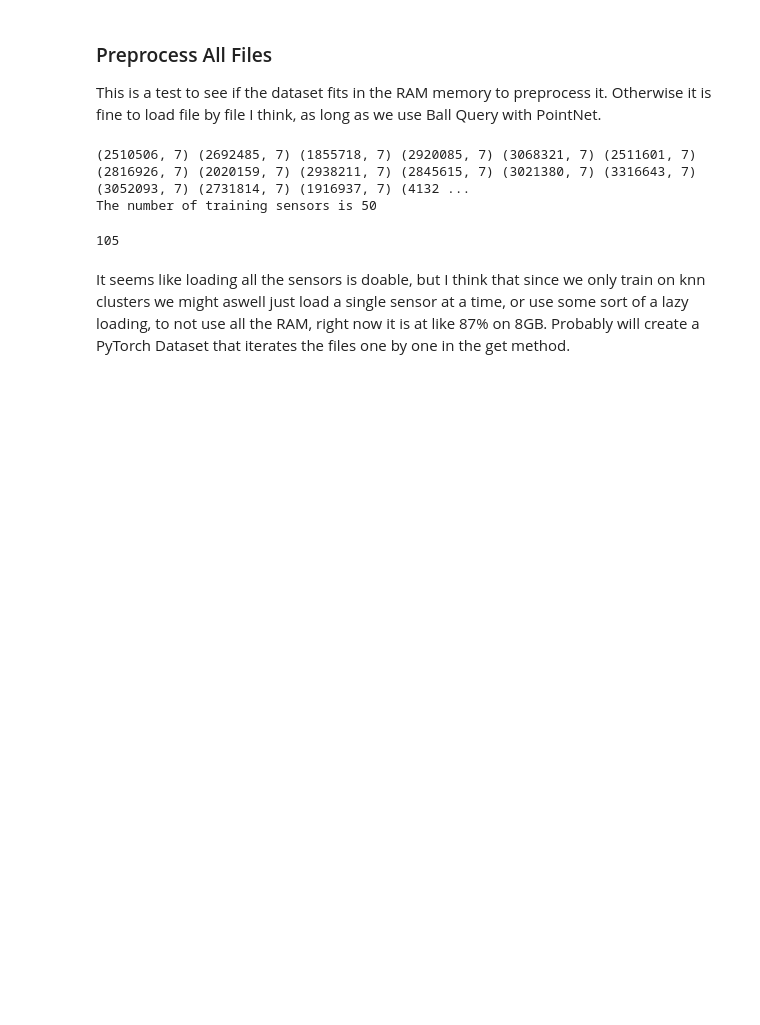
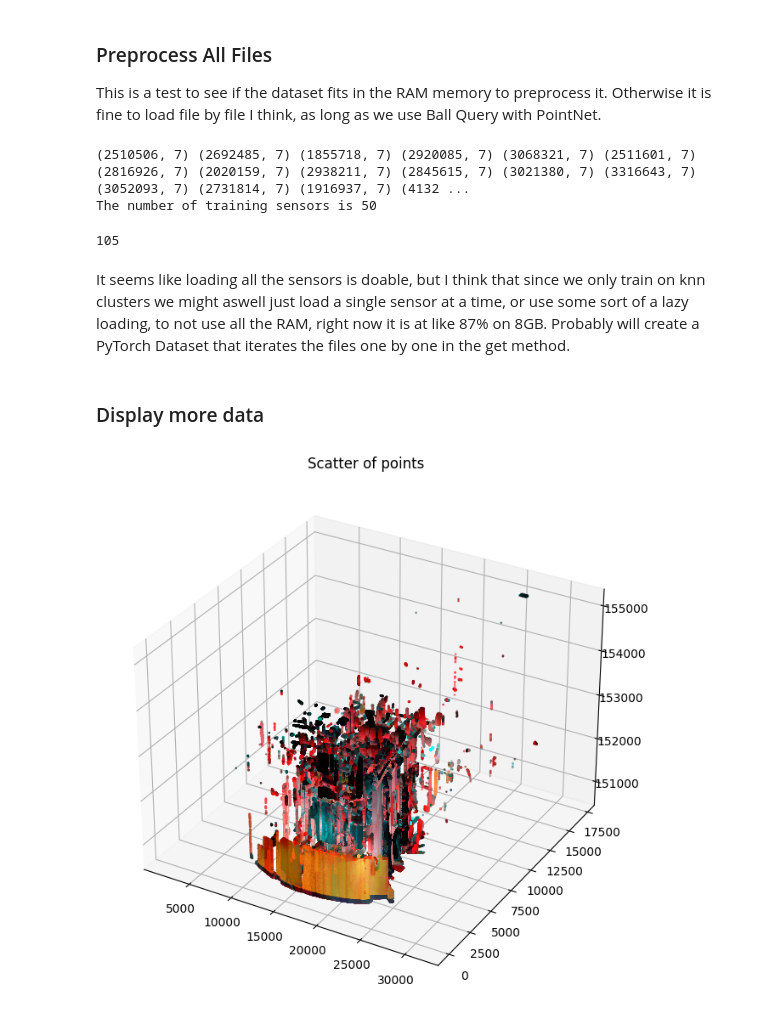
Before and after one commit to alexjercan/point-cloud-segmentation, a Jupyter notebook: eda.ipynb, the cells around one changed output. Cells and saved outputs as stored; diff of their text form; code cells hidden in the pictures; blank space fills up the shorter version.

```diff
--- a/eda.ipynb
+++ b/eda.ipynb
@@ -256,3 +254,35 @@ gc.collect()
 105
 # %% [markdown]
 It seems like loading all the sensors is doable, but I think that since we only train on knn clusters we might aswell just load a single sensor at a time, or use some sort of a lazy loading, to not use all the RAM, right now it is at like 87% on 8GB. Probably will create a PyTorch Dataset that iterates the files one by one in the get method.
+# %% [markdown]
+### Display more data
+# %%
+xs = []
+for i in range(5):
+    _, x_0 = load_data.read_x_plyfile(os.path.join(xtrain_path, f"SCAN_{i}.ply"))
+    xs.append(x_0)
+
+x = np.concatenate(xs, axis=0)
+# %%
+x_u, c = np.unique(x, return_counts=True, axis=0)
+dup = x_u[c > 1]
+# %%
+x_sample = x_u
+
+x_sample_pos = x_sample[:, :3]
+x_sample_rgb = x_sample[:, 3:6] / 255.0
+x_sample_int = x_sample[:, 6:] / 255.0
+
+x = x_sample_pos[:, 0]
+y = x_sample_pos[:, 1]
+z = x_sample_pos[:, 2]
+
+fig = plt.figure(figsize=(8, 8))
+ax = fig.add_subplot(111, projection='3d')
+
+ax.scatter(x, y, z, c=x_sample_rgb, s=1)
+
+plt.title("Scatter of points")
+plt.show()
+# %% [output]
+[figure, added]
```
Also changed, not shown: parts of 6 cells of this notebook.
